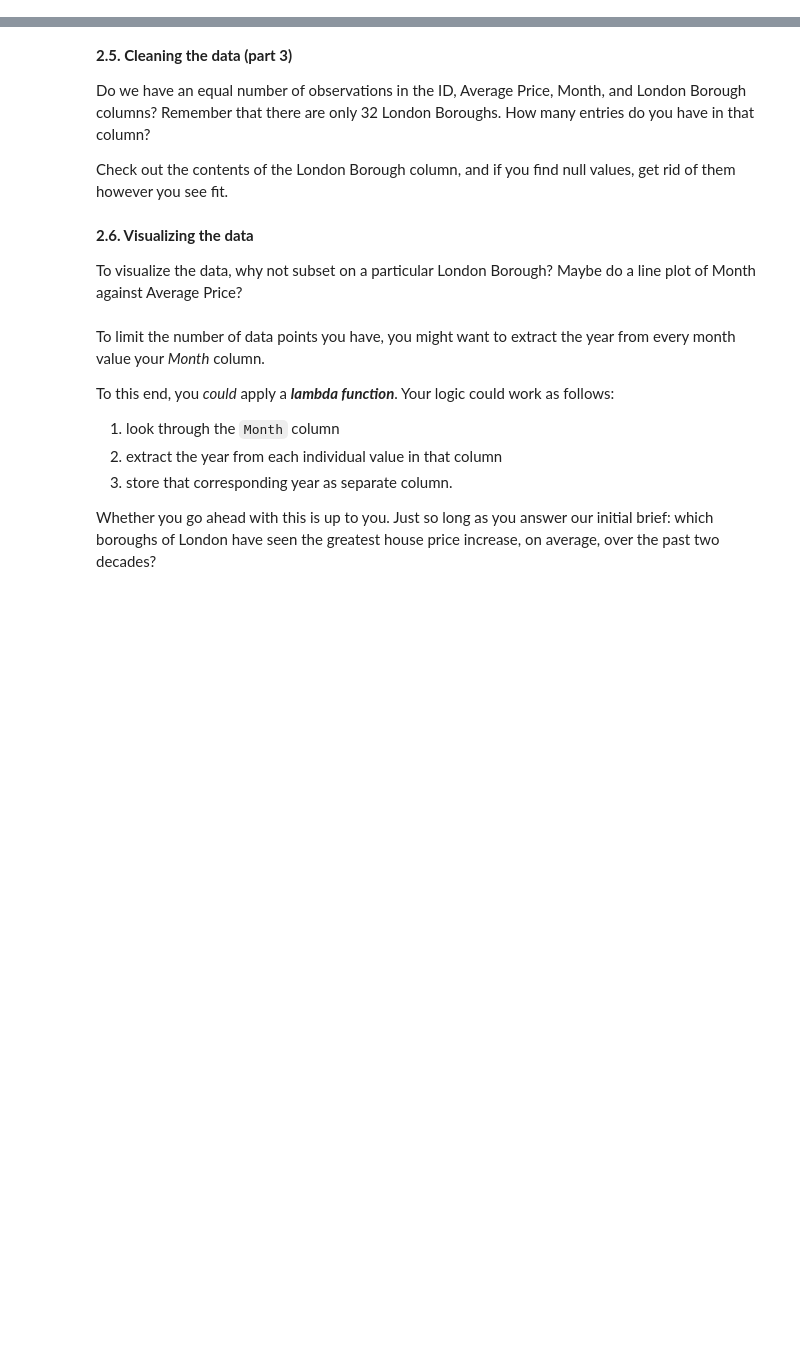
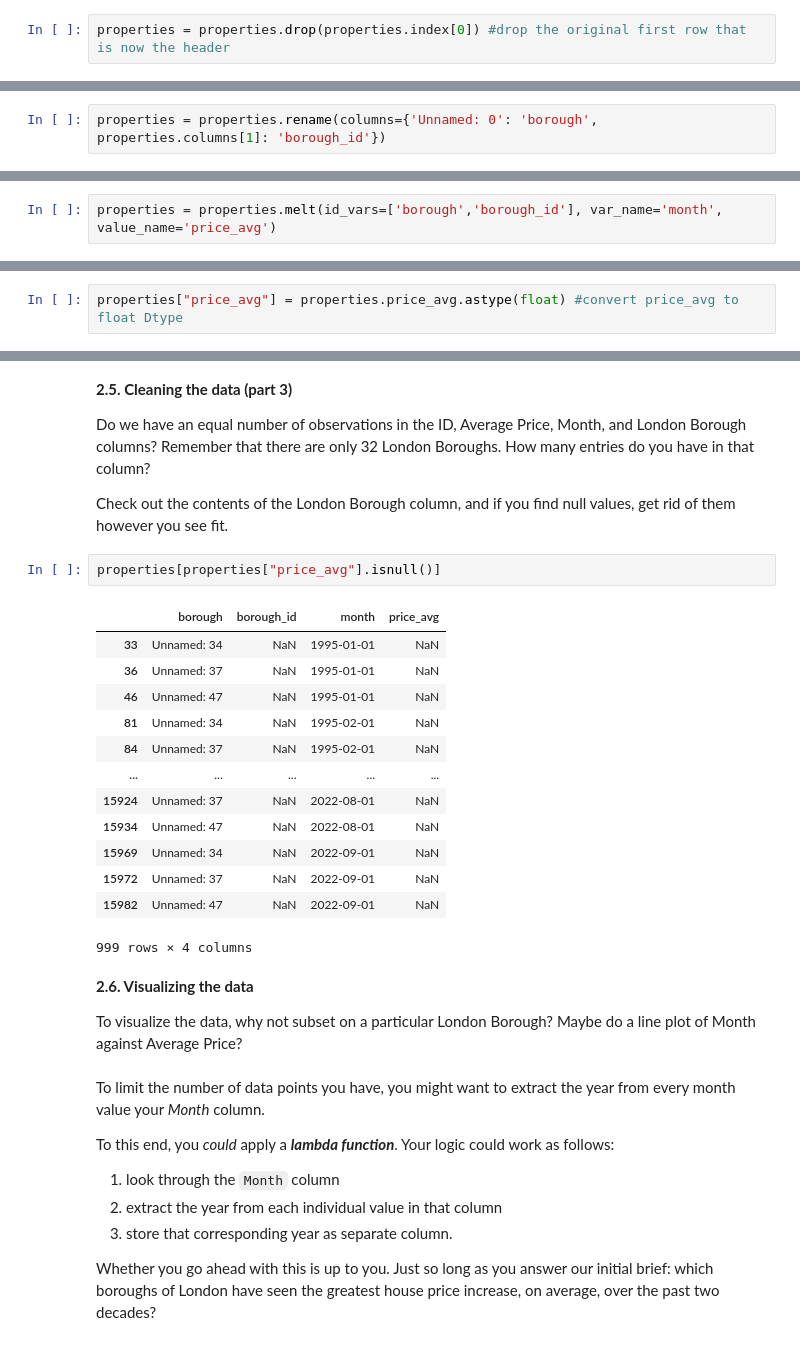
Before and after one commit to BrettlyCD/london-housing, a Jupyter notebook: london_housing.ipynb, the cells around one changed output, grey strips where cells are left out. Drawn from its saved outputs; the diff is of its cells as text; blank space fills up the shorter version.

```diff
--- a/london_housing.ipynb
+++ b/london_housing.ipynb
@@ -108,0 +157,2 @@ Don't be afraid to use StackOverflow for help  with this.
+# %%
+properties = properties.drop(properties.index[0]) #drop the original first row that is now the header
@@ -110,3 +170,5 @@ Don't be afraid to use StackOverflow for help  with this.
 **2.3. Cleaning the data (part 2)**
 
 You might we have to **rename** a couple columns. How do you do this? The clue's pretty bold...
+# %%
+properties = properties.rename(columns={'Unnamed: 0': 'borough', properties.columns[1]: 'borough_id'})
@@ -116,5 +188,7 @@ You might we have to **rename** a couple columns. How do you do this? The clue's
 Remember what Wes McKinney said about tidy data?
 
 You might need to **melt** your DataFrame here.
+# %%
+properties = properties.melt(id_vars=['borough','borough_id'], var_name='month', value_name='price_avg')
 # %% [markdown]
 Remember to make sure your column data types are all correct. Average prices, for example, should be floating point numbers...
@@ -120,0 +209,2 @@ Remember to make sure your column data types are all correct. Average prices, fo
+# %%
+properties["price_avg"] = properties.price_avg.astype(float) #convert price_avg to float Dtype
@@ -124,6 +228,22 @@ Remember to make sure your column data types are all correct. Average prices, fo
 Do we have an equal number of observations in the ID, Average Price, Month, and London Borough columns? Remember that there are only 32 London Boroughs. How many entries do you have in that column?
 
 Check out the contents of the London Borough column, and if you find null values, get rid of them however you see fit.
+# %%
+properties[properties["price_avg"].isnull()]
+# %% [output]
+|  | borough | borough_id | month | price_avg |
+| 33 | Unnamed: 34 | NaN | 1995-01-01 | NaN |
+| 36 | Unnamed: 37 | NaN | 1995-01-01 | NaN |
+| 46 | Unnamed: 47 | NaN | 1995-01-01 | NaN |
+| 81 | Unnamed: 34 | NaN | 1995-02-01 | NaN |
+| 84 | Unnamed: 37 | NaN | 1995-02-01 | NaN |
+| ... | ... | ... | ... | ... |
+| 15924 | Unnamed: 37 | NaN | 2022-08-01 | NaN |
+| 15934 | Unnamed: 47 | NaN | 2022-08-01 | NaN |
+| 15969 | Unnamed: 34 | NaN | 2022-09-01 | NaN |
+| 15972 | Unnamed: 37 | NaN | 2022-09-01 | NaN |
+| 15982 | Unnamed: 47 | NaN | 2022-09-01 | NaN |
+999 rows × 4 columns
 # %% [markdown]
 **2.6. Visualizing the data**
 
```
Also changed, not shown: parts of 13 cells of this notebook.
